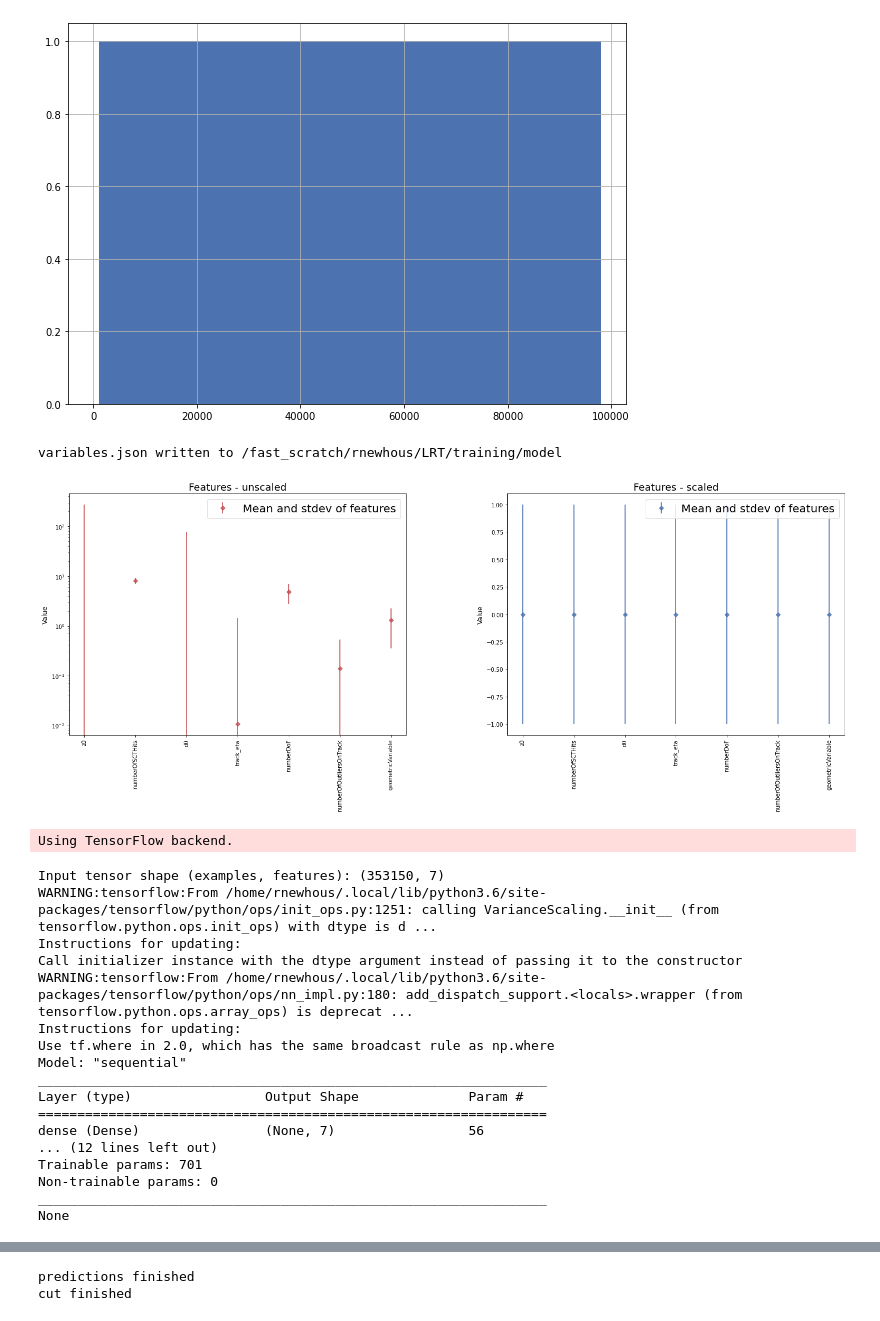
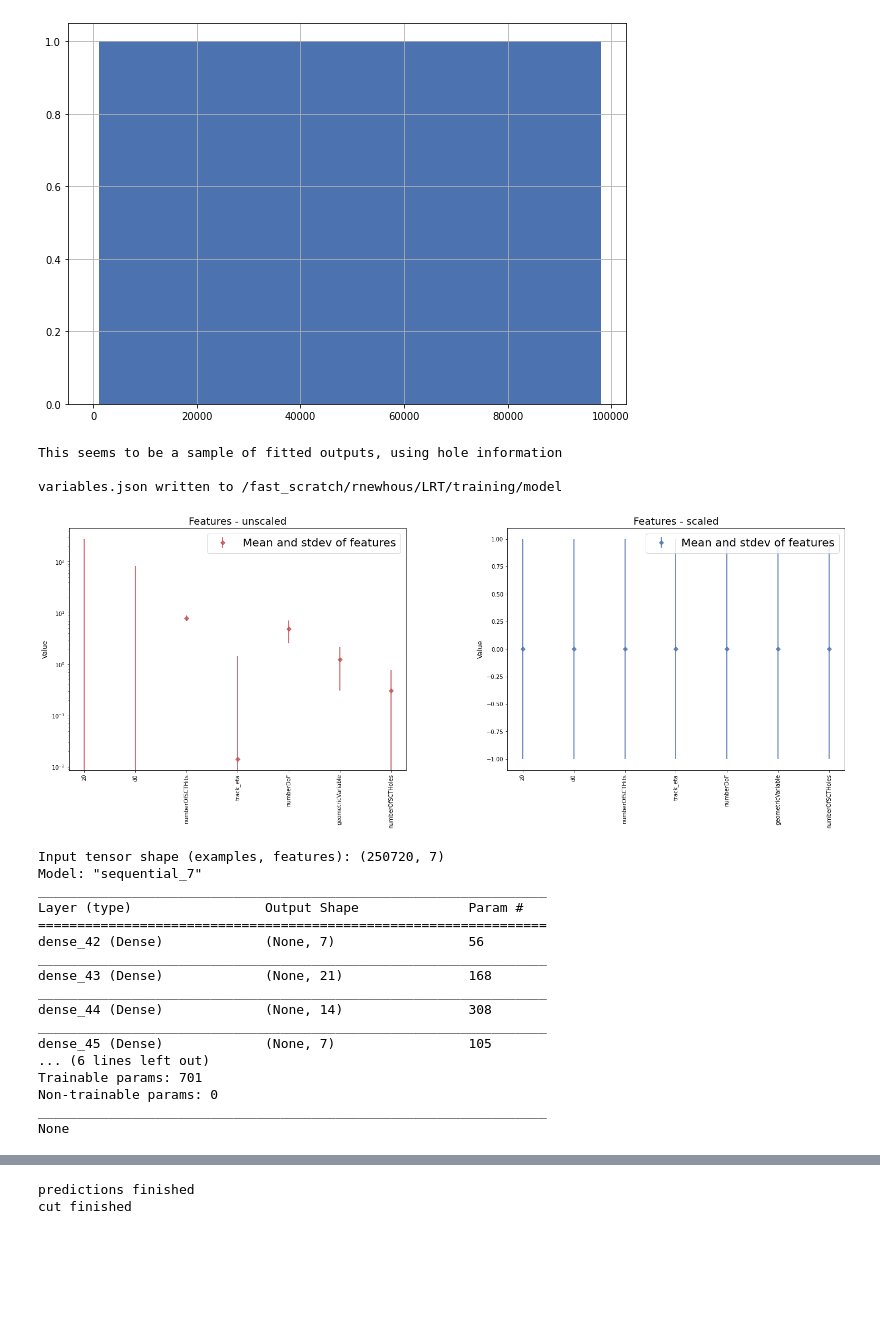
Before and after one commit to robinnewhouse/LRTNotebooks, a Jupyter notebook: Training.ipynb, the cells around one changed output, grey strips where cells are left out. Drawn from its saved outputs; the diff is of its cells as text; code cells hidden in the pictures; blank space fills up the shorter version.

Commit message:
using new variables, track perigee. Using tools to measure feature importance

```diff
--- a/Training.ipynb
+++ b/Training.ipynb
@@ -89,7 +89,8 @@ dir_name = "/fast_scratch/rnewhous/LRT/training/"
 # os.chdir(dir_name)
 
 # This specifies the subdirectory where the training samples are stored. I found it useful to seaparate the topologies this way.
-samples = glob.glob(dir_name+'track_info_inputs*.root')
+# samples = glob.glob(dir_name+'track_info_inputs*.root')
+samples = glob.glob(dir_name+'track_info_outputs*.root')
 # samples = [
 #     dir_name+'track_info_InDetSummaryDumpAlg_SiSpSeededLargeD0Tracks.root',
 # ]
@@ -405,24 +398,24 @@ inputs_names = [
 
 "numberOfContribPixelLayers",
 "numberOfBLayerHits",
-# "numberOfGangedFlaggedFakes", # Badly modelled in MC
-# "numberOfPixelHits", # Badly modelled in MC
+"numberOfGangedFlaggedFakes",  # Badly modelled in MC
+"numberOfPixelHits",  # Pixel: remove
 "numberOfSCTHits",
 "Sihits",
-# "standardDeviationOfChi2OS", # Badly modelled in MC
+"standardDeviationOfChi2OS",  # Badly modelled in MC
 "track_pt",
-# "chiSquared", # Badly modelled in MC
+"chiSquared",  # Badly modelled in MC
 "numberDoF",
 
-# "score", #does nothing to help
+"score",  # does nothing to help
 "track_eta",
 "d0",
 "z0",
 "phi0",
 "theta",
 "qOverP",
-# 'numberOfInnermostPixelLayerHits', # Badly modelled in MC
-# 'numberOfNextToInnermostPixelLayerHits', # Badly modelled in MC
+'numberOfInnermostPixelLayerHits',  # Pixel: remove
+'numberOfNextToInnermostPixelLayerHits',  # Pixel: remove
 
 #
 "geometricVariable",
@@ -442,28 +435,34 @@ if len(df["numberOfPixelHoles"].unique()) > 1:
     print("This seems to be a sample of fitted outputs, using hole information")
     inputs_names.extend([
     # Only used in output (fitted) tracks
-#     "numberOfPixelHoles", # Badly modelled in MC
+    "numberOfPixelHoles",  # Pixel: remove
     "numberOfSCTHoles",
     "numberOfSCTDoubleHoles",
-#     "numberOfPixelOutliers",
+    "numberOfPixelOutliers",  # Pixel: remove
     "numberOfSCTOutliers",
-#     "numberOfPixelSpoiltHits",
-#     "numberOfSCTSpoiltHits",
+    "numberOfPixelSpoiltHits",   # Pixel: remove
+    "numberOfSCTSpoiltHits",  # Pixel: remove
     ])
 
 # redefined based on permutation importance
 inputs_names = [
 "z0",
+"d0",
 "numberOfSCTHits",
-"d0",
+# "numberOfSCTHoles",
 # "Sihits",
 "track_eta",
 # "theta",
 # "numberOfContribPixelLayers",
 "numberDoF",
-"numberOfOutliersOnTrack",
+# "numberOfOutliersOnTrack",
 "geometricVariable",
 ]
+if len(df["numberOfSCTHoles"].unique()) > 1:
+    # Only used in output (fitted) tracks
+    inputs_names.extend([
+    "numberOfSCTHoles",
+    ])
 
 # Prepare for saving information to lwtnn
 # See https://github.com/dguest/lwtnn-tutorial-for-btaggers for motivation for this section
@@ -506,34 +505,36 @@ val_weights =  track_weights[int(0.8*len(X)) : len(X)]
 
 # Check the samples are consistent
 assert(len(X_train) == len(Y_train))
 assert(len(X_train) == len(train_weights))
 assert(len(X_val) == len(Y_val))
 assert(len(X_val) == len(val_weights))
 
 # Plot features
 X_mean_new = X.mean(axis=0)
 X_std_new = X.std(axis=0)
 
 labels = inputs_names
 fig, (ax1, ax2) = plt.subplots(1, 2,figsize=(25,8))
 ax1.semilogy(labels, np.array(X_mean), alpha=0, label='Track')
 unscaled = ax1.errorbar(labels, np.array(X_mean), yerr=X_std, fmt='D', color='#C44E52', ecolor='#C44E52', linewidth=2, alpha = 0.8, label='_nolegend_')
 ax1.xaxis.set_tick_params(rotation=90)
 ax1.legend([unscaled],["Mean and stdev of features"], fontsize=20)
 ax1.set_title("Features - unscaled", fontsize=18)
 ax1.set_ylabel("Value", fontsize=12)
 
 ax2.plot(labels, np.array(X_mean_new), alpha=0, label='Track')
 scaled = ax2.errorbar(labels, np.array(X_mean_new), yerr=X_std_new, fmt='D', color='#4C72B0', ecolor='#4C72B0', linewidth=2, alpha = 0.8, label='_nolegend_')
 ax2.xaxis.set_tick_params(rotation=90)
 ax2.legend([scaled],["Mean and stdev of features"], fontsize=20)
 ax2.set_title("Features - scaled", fontsize=18)
 ax2.set_ylabel("Value", fontsize=12)
 
 plt.subplots_adjust(wspace = 0.3)
 # %% [output]
+This seems to be a sample of fitted outputs, using hole information
+
 variables.json written to /fast_scratch/rnewhous/LRT/training/model
-[figure, old version]
+[figure, new version]
 # %%
 ### Callback functions
 
@@ -715,8 +716,6 @@ def f1_m(y_true, y_pred):
     precision = precision_m(y_true, y_pred)
     recall = recall_m(y_true, y_pred)
     return 2*((precision*recall)/(precision+recall+K.epsilon()))
-# %% [output]
-Using TensorFlow backend.
 # %%
 ### Define the network
 # Different architectures have been tested but not rigorously. A grid search my help find optimal hyperparameters.
@@ -746,19 +745,19 @@ def create_model():
 model = create_model()
 print(model.summary())
 # %% [output]
-Input tensor shape (examples, features): (353150, 7)
-WARNING:tensorflow:From /home/rnewhous/.local/lib/python3.6/site-packages/tensorflow/python/ops/init_ops.py:1251: calling VarianceScaling.__init__ (from tensorflow.python.ops.init_ops) with dtype is d ...
-Instructions for updating:
-Call initializer instance with the dtype argument instead of passing it to the constructor
-WARNING:tensorflow:From /home/rnewhous/.local/lib/python3.6/site-packages/tensorflow/python/ops/nn_impl.py:180: add_dispatch_support.<locals>.wrapper (from tensorflow.python.ops.array_ops) is deprecat ...
-Instructions for updating:
-Use tf.where in 2.0, which has the same broadcast rule as np.where
-Model: "sequential"
+Input tensor shape (examples, features): (250720, 7)
+Model: "sequential_7"
 _________________________________________________________________
 Layer (type)                 Output Shape              Param #
 =================================================================
-dense (Dense)                (None, 7)                 56
-... (12 lines left out)
+dense_42 (Dense)             (None, 7)                 56
+_________________________________________________________________
+dense_43 (Dense)             (None, 21)                168
+_________________________________________________________________
+dense_44 (Dense)             (None, 14)                308
+_________________________________________________________________
+dense_45 (Dense)             (None, 7)                 105
+... (6 lines left out)
 Trainable params: 701
 Non-trainable params: 0
 _________________________________________________________________
```
Also changed, not shown: parts of 24 cells of this notebook, 1 other file.
